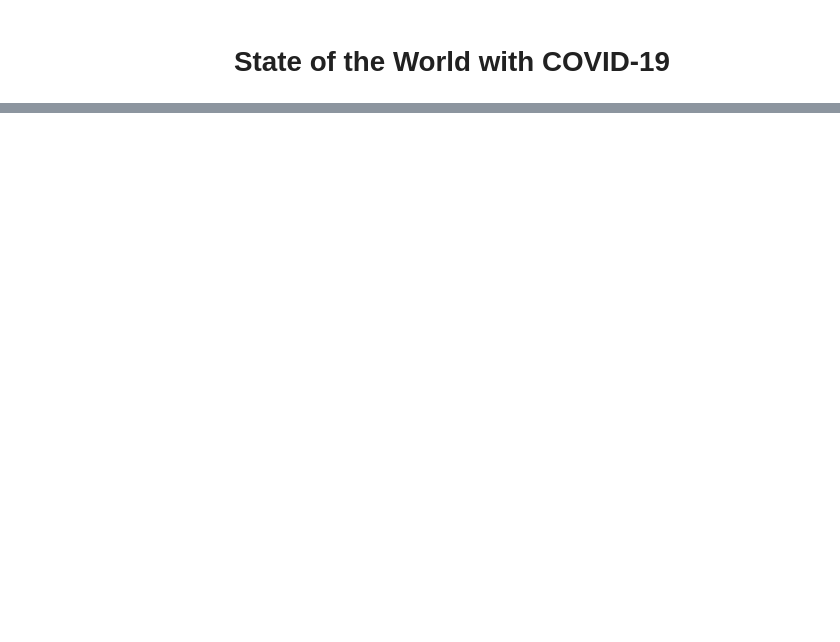
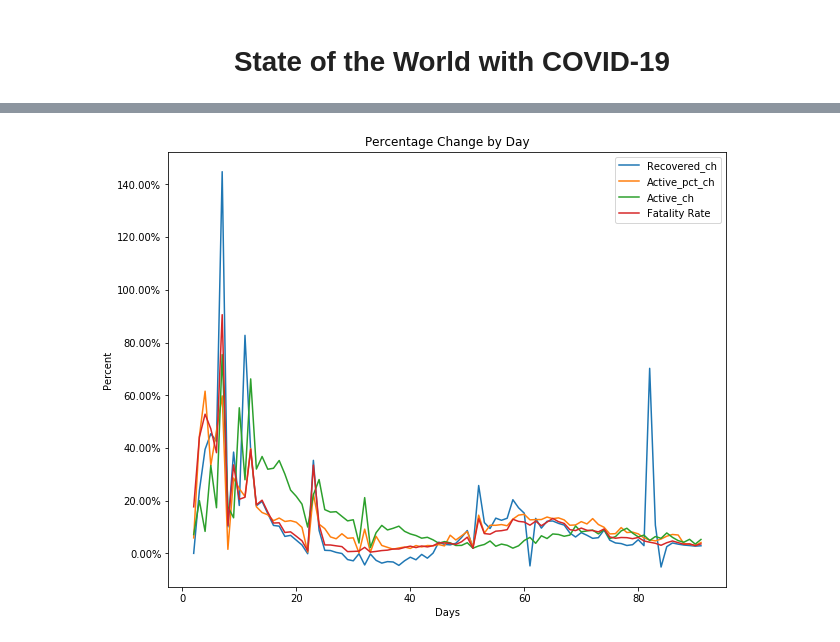
Before and after one commit to business-ui/python_projects, a Jupyter notebook: covid/covid.ipynb, the cells around one changed output, grey strips where cells are left out. Saved outputs shown, nothing was run; the diff lists cells and outputs as text; code cells hidden in the pictures; blank space fills up the shorter version.

Commit message:
changed covid.py and created untitled.ipynb

```diff
--- a/covid/covid.ipynb
+++ b/covid/covid.ipynb
@@ -126,0 +90,92 @@ KeyError: "['Active'] not found in axis"
+# %%
+
+# df = pd.read_sql("SELECT * FROM covid_data",app.config['SQLALCHEMY_DATABASE_URI'], parse_dates=['Date'])
+
+confirmed_df = df.groupby(["Country_Region","Date"])['Confirmed'].sum().unstack().sort_values(df.Date.max(), ascending = False)
+death_df = df.groupby(["Country_Region","Date"])['Deaths'].sum().unstack().sort_values(df.Date.max(), ascending = False).loc[[x for x in confirmed_df.nlargest(10,df.Date.max()).replace(0,np.NaN).index]]#.nlargest(10,df.Date.max())
+totals = df.groupby("Date").sum().reset_index(drop=True)
+rates_df = df.groupby("Country_Region").sum()
+
+confirmed_df = confirmed_df.nlargest(10,df.Date.max()).replace(0,np.NaN)
+
+totals.index = totals.index + 1
+for col in totals:
+    totals[col+'_pct_ch'] = totals[col].pct_change()
+    totals[col+'_ch'] = totals[col].diff()
+totals['Fatality Rate'] = totals['Deaths'] / totals['Confirmed']
+# print("totals columns",totals.columns)
+
+aggs = pd.DataFrame(totals[['Confirmed','Deaths','Recovered','Active']])
+# print("aggs columns",aggs.columns)
+aggs['Fatality Rate'] = aggs['Deaths'] / aggs['Confirmed']
+aggs['Active'] = aggs['Confirmed'] - aggs['Deaths'] - aggs['Recovered']
+
+rates_df['Fatality Rate'] = rates_df['Deaths']/rates_df['Confirmed']
+# print("rates columns",rates_df.columns)
+
+top_ten_df = rates_df.loc[rates_df['Confirmed']>1000].nlargest(10,"Fatality Rate")
+# print("top ten df columns",top_ten_df.columns)
+
+yesterdays_numbers = totals[['Confirmed_ch','Deaths_ch','Recovered_ch','Active_ch']]
+yesterdays_numbers = pd.DataFrame(yesterdays_numbers.iloc[-1]).T
+yesterdays_numbers.columns = yesterdays_numbers.columns.str[:-3]
+# print('yesterdays columns',yesterdays_numbers.columns)
+
+def hover(hover_color="#ffff99"):
+        return dict(selector="tr:hover",
+            props=[("background-color", "%s" % hover_color)])
+
+styles = [
+        hover(),
+        dict(selector="th", props=[("font-size", "150%"),
+                                ("text-align", "center")]),
+        dict(selector="td", props=[("text-align", "center")]),
+        dict(selector="caption", props=[("caption-side", "bottom")]),
+        dict(selector="table",props=[("margin-left","auto"),
+                                    ("margin-right","auto"),
+                                    ("background-color","white")])
+    ]
+aggs_html = "<h2 align='center'>Start Date: "+timeline_csvs[0]['href'].split("/")[-1][:-4]+"</h2>"+\
+                                                "<h2 align='center'>End Date: "+timeline_csvs[-1]['href'].split("/")[-1][:-4]+"</h2>"+\
+                                                "<h1 align='center'>World Totals</h1>"+\
+                                            aggs.style.set_table_styles(styles)\
+                                                .set_caption("Hover to highlight.")\
+                                                .format({"Confirmed":"{:,.0f}",
+                                                    "Deaths":"{:,.0f}",
+                                                    "Recovered":"{:,.0f}",
+                                                    "Active":"{:,.0f}",
+                                                    "Fatality Rate":"{:.2f}%"})\
+                                                .set_table_attributes('border="1" align="center" class="dataframe table table-hover table-bordered"')\
+                                                .hide_index()\
+                                                .render()
+
+top_ten_df = "<h1 align='center'>Highest Fatality Rates for Countries with over 1,000 Cases</h1>" + \
+            top_ten_df.style.set_table_styles(styles)\
+                .set_caption("Hover to highlight.")\
+                .format({"Confirmed":"{:,.0f}",
+                            "Deaths":"{:,.0f}",
+                            "Recovered":"{:,.0f}",
+                            "Active":"{:,.0f}",
+                            "Fatality Rate":"{:.2f}%"})\
+                .set_table_attributes('border="1" align="center" class="dataframe table table-hover table-bordered"')\
+                .render()
+
+fig,ax = plt.subplots(figsize=(10,8))
+ax.plot(totals.index,totals[['Active_pct_ch','Deaths_pct_ch','Recovered_pct_ch','Confirmed_pct_ch']])
+ax.set_title("Percentage Change by Day")
+ax.set_ylabel("Percent")
+ax.set_xlabel("Days")
+ax.set_yticklabels(["{:.2f}%".format(x*100) for x in ax.get_yticks()])
+ax.legend(totals.columns[-4:])
+# plt.show()
+HTML("<h1 align='center'>Yesterday's Numbers</h1>"+yesterdays_numbers.style.set_table_styles(styles)\
+.set_caption("Hover to highlight.")\
+.format({"Confirmed":"{:,.0f}",
+    "Deaths":"{:,.0f}",
+    "Recovered":"{:,.0f}",
+    "Active":"{:,.0f}"})\
+.set_table_attributes('border="1" align="center" class="dataframe table table-hover table-bordered"')\
+.hide_index()\
+.render()
+)
+# %% [output]
@@ -126,0 +186 @@ KeyError: "['Active'] not found in axis"
+[figure, added]
```
Also changed, not shown: parts of 17 cells of this notebook, 2 other files.
